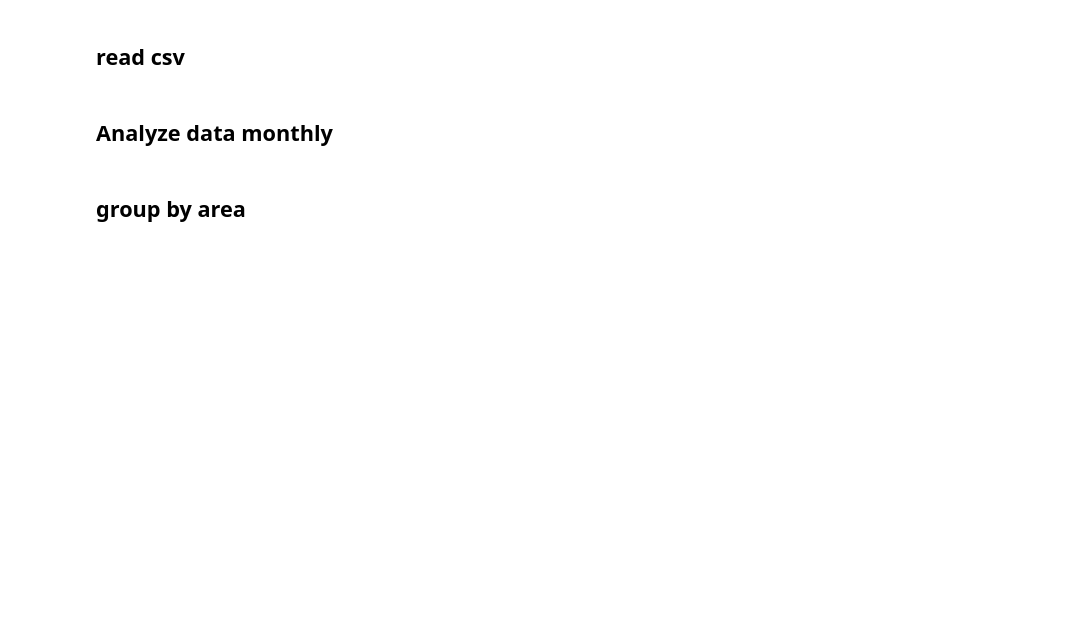
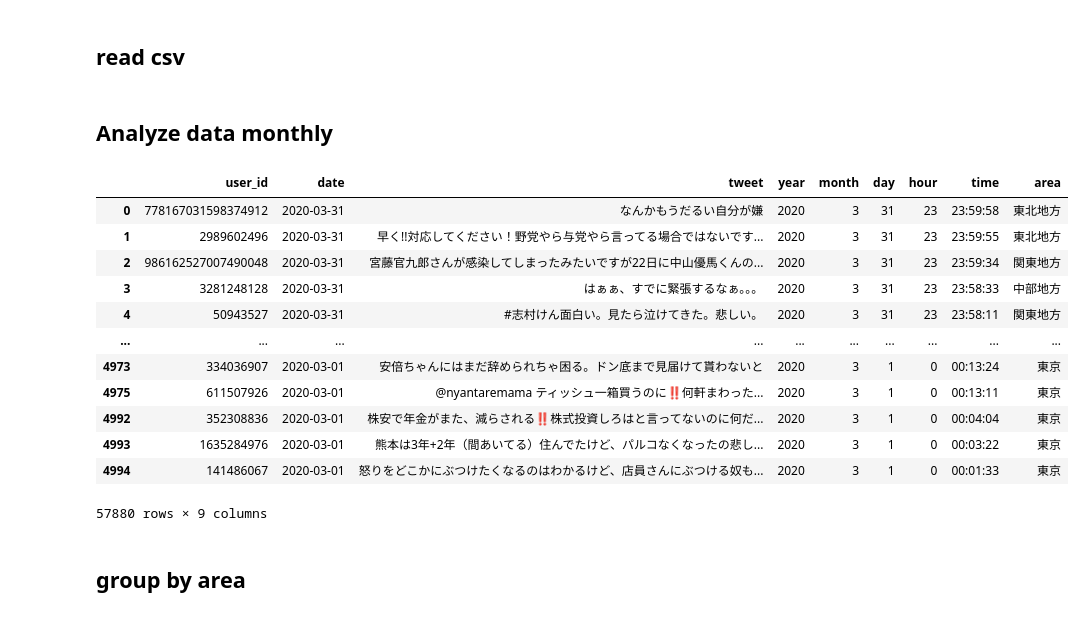
Before and after one commit to Keygoksmg/parse_json_twitter, a Jupyter notebook: codes/json2csv_location.ipynb, the cells around one changed output. Drawn from its saved outputs; the diff is of its cells as text; code cells hidden in the pictures; blank space fills up the shorter version.

```diff
--- a/codes/json2csv_location.ipynb
+++ b/codes/json2csv_location.ipynb
@@ -228,6 +228,22 @@ df_tokyo = df_by_area(_df, area_tokyo_jp, area_tokyo_en)
 dfm = pd.concat([dfm, df_tokyo], axis=0)
 # Drop axis
 dfm = dfm.drop(['nationality', 'place_tweet'], axis=1)
+# %%
+dfm
+# %% [output]
+|  | user_id | date | tweet | year | month | day | hour | time | area |
+| 0 | 778167031598374912 | 2020-03-31 | なんかもうだるい自分が嫌 | 2020 | 3 | 31 | 23 | 23:59:58 | 東北地方 |
+| 1 | 2989602496 | 2020-03-31 | 早く!!対応してください！野党やら与党やら言ってる場合ではないです... | 2020 | 3 | 31 | 23 | 23:59:55 | 東北地方 |
+| 2 | 986162527007490048 | 2020-03-31 | 宮藤官九郎さんが感染してしまったみたいですが22日に中山優馬くんの... | 2020 | 3 | 31 | 23 | 23:59:34 | 関東地方 |
+| 3 | 3281248128 | 2020-03-31 | はぁぁ、すでに緊張するなぁ。。。 | 2020 | 3 | 31 | 23 | 23:58:33 | 中部地方 |
+| 4 | 50943527 | 2020-03-31 | #志村けん面白い。見たら泣けてきた。悲しい。 | 2020 | 3 | 31 | 23 | 23:58:11 | 関東地方 |
+| ... | ... | ... | ... | ... | ... | ... | ... | ... | ... |
+| 4973 | 334036907 | 2020-03-01 | 安倍ちゃんにはまだ辞められちゃ困る。ドン底まで見届けて貰わないと | 2020 | 3 | 1 | 0 | 00:13:24 | 東京 |
+| 4975 | 611507926 | 2020-03-01 | @nyantaremama ティッシュ一箱買うのに‼️何軒まわった... | 2020 | 3 | 1 | 0 | 00:13:11 | 東京 |
+| 4992 | 352308836 | 2020-03-01 | 株安で年金がまた、減らされる‼️株式投資しろはと言ってないのに何だ... | 2020 | 3 | 1 | 0 | 00:04:04 | 東京 |
+| 4993 | 1635284976 | 2020-03-01 | 熊本は3年+2年（間あいてる）住んでたけど、パルコなくなったの悲し... | 2020 | 3 | 1 | 0 | 00:03:22 | 東京 |
+| 4994 | 141486067 | 2020-03-01 | 怒りをどこかにぶつけたくなるのはわかるけど、店員さんにぶつける奴も... | 2020 | 3 | 1 | 0 | 00:01:33 | 東京 |
+57880 rows × 9 columns
 # %% [markdown]
 ## group by area
 # %%
```
Also changed, not shown: parts of 7 cells of this notebook, 2 other files.
